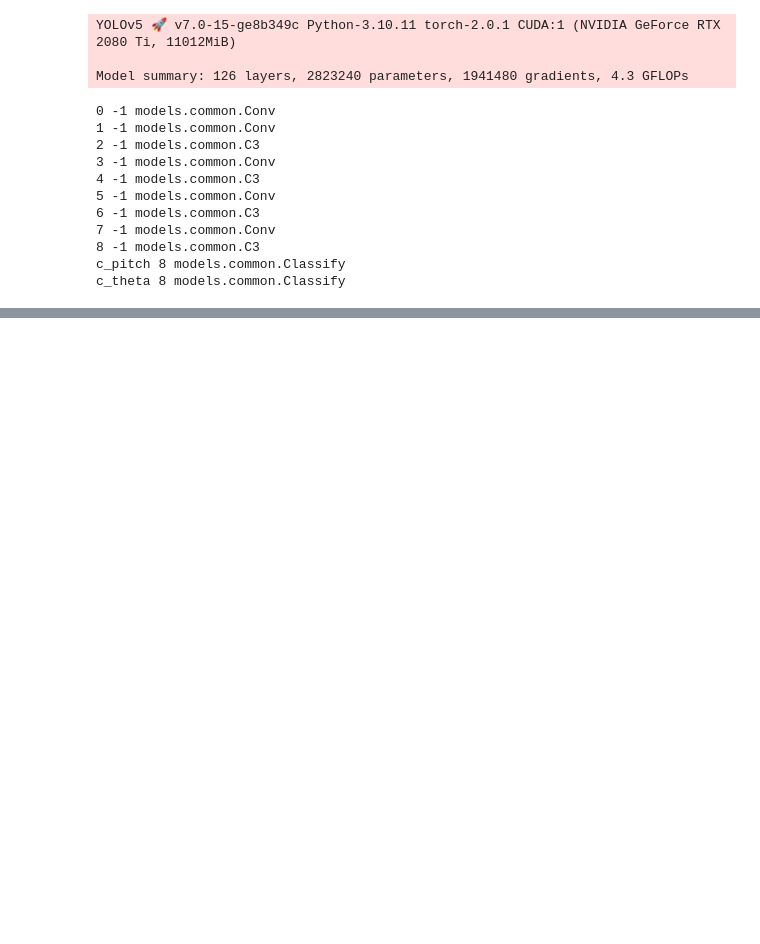
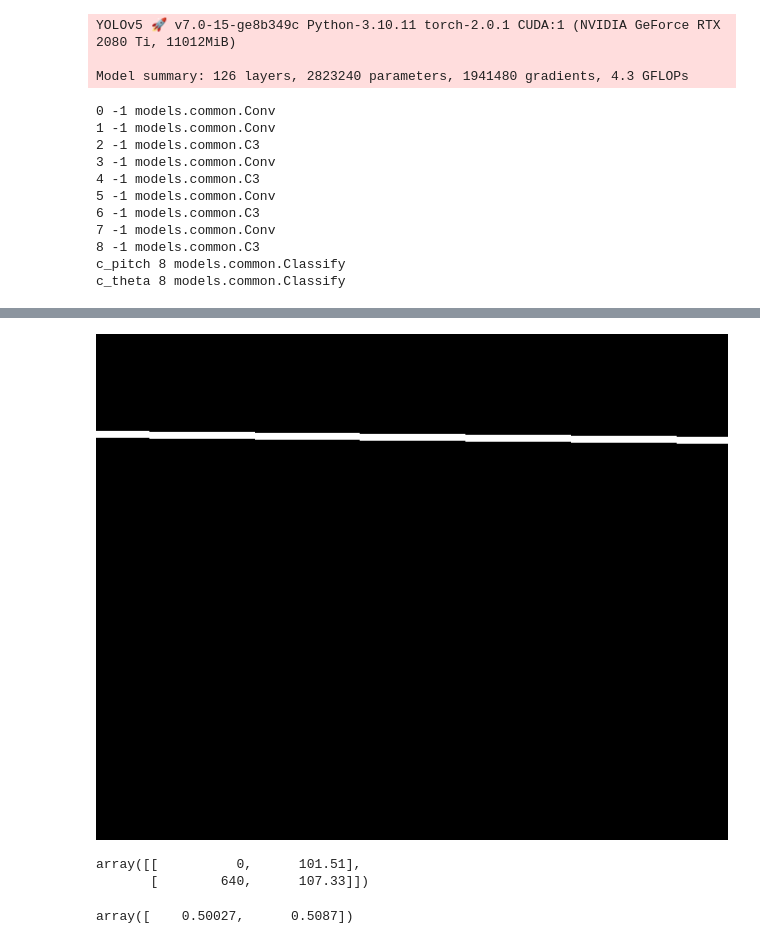
Before and after one commit to BSB-Group/yolov5, a Jupyter notebook: horizon/tests.ipynb, the cells around one changed output, grey strips where cells are left out. Drawn from its saved outputs; the diff is of its cells as text; code cells hidden in the pictures; blank space fills up the shorter version.

```diff
--- a/horizon/tests.ipynb
+++ b/horizon/tests.ipynb
@@ -204,0 +241,13 @@ pred_fit=       [0.5750763467037625, 0.4843145455394684]
+# %%
+from utils.horizon import pitch_theta_to_points
+
+points = pitch_theta_to_points(target[0][0], target[0][1], w=im.shape[1], h=im.shape[0])
+mask = get_mask_from_points(np.array(points, dtype=np.int32), im.shape[:2])
+Image.fromarray(mask * 255)
+# %% [output]
+[figure, added]
+# %%
+np.array(points)
+# %% [output]
+array([[          0,      101.51],
+       [        640,      107.33]])
@@ -204,0 +271,4 @@ pred_fit=       [0.5750763467037625, 0.4843145455394684]
+# %%
+predictions[0][1]
+# %% [output]
+array([    0.50027,      0.5087])
```
Also changed, not shown: parts of 5 cells of this notebook, 4 other files.
